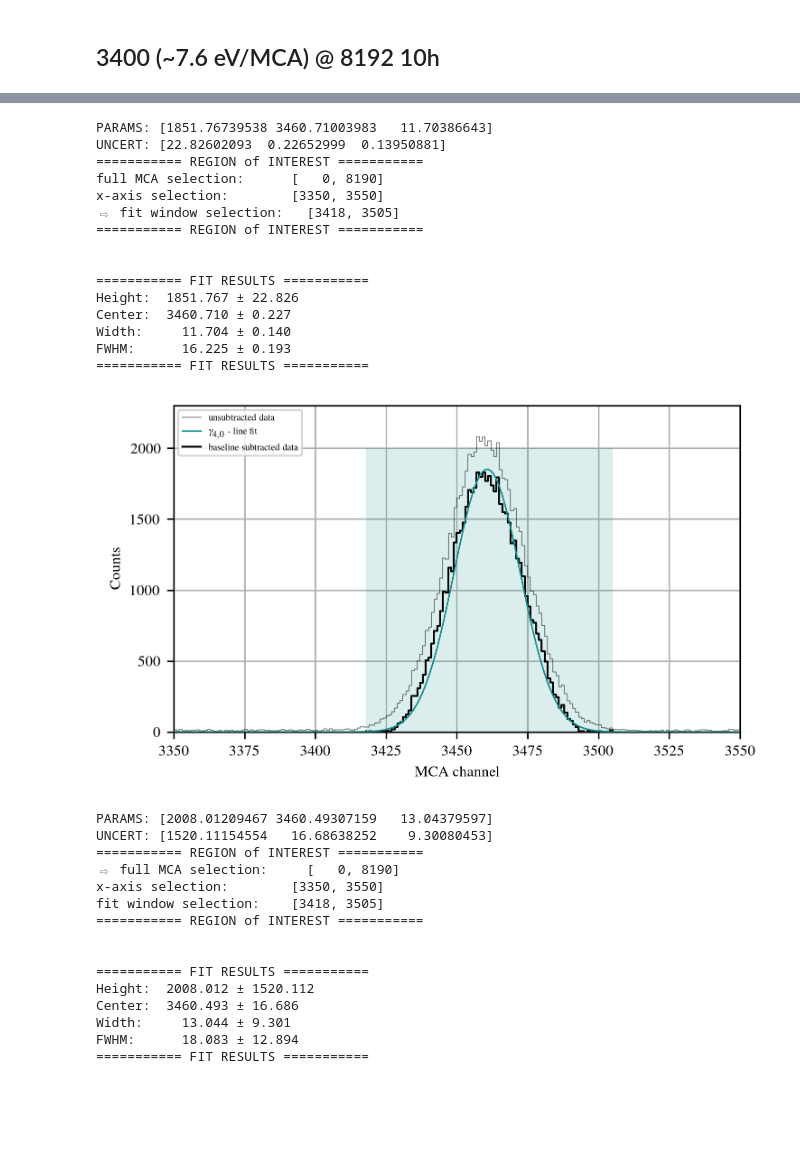
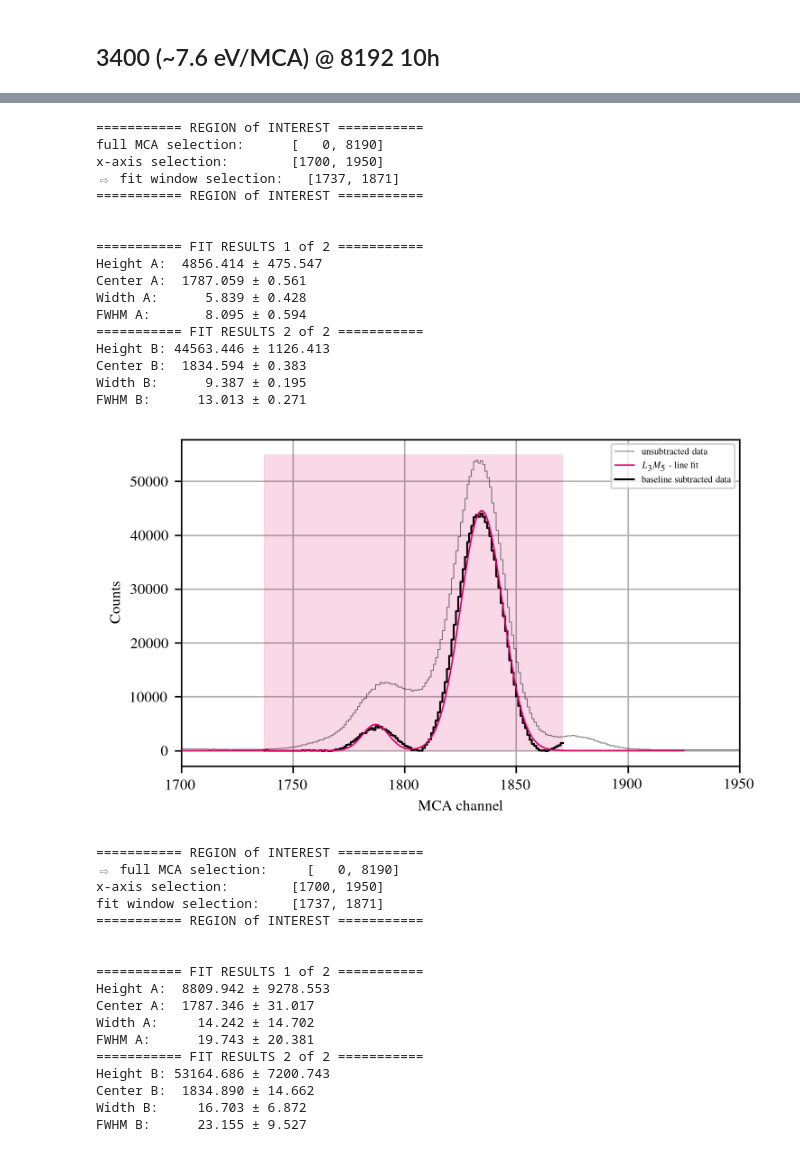
Before and after one commit to SirPhoenix007/IBA-Bonn, a Jupyter notebook: Study_2602_PIXEDetector/PIXE_results_HarwellSource.ipynb, the cells around one changed output, grey strips where cells are left out. Cells and saved outputs as stored; diff of their text form; code cells hidden in the pictures; blank space fills up the shorter version.

Commit message:
237 Pu L_alpha peak

```diff
--- a/Study_2602_PIXEDetector/PIXE_results_HarwellSource.ipynb
+++ b/Study_2602_PIXEDetector/PIXE_results_HarwellSource.ipynb
@@ -471,9 +482,11 @@ def selection_fitter_plotter(file:str, peaks:list,
             plt.plot(bins[gauss_left:gauss_right],gauss_func(beta['param'], bins[gauss_left:gauss_right]),lw=0.8, color=gauss_color[gcp[p]], zorder=3, label=fr'{info[p+1]} - line fit')
         elif (gauss_ident[p] == 'double'):
             select_window = find_selection_window(peaks[p], bin_grad, gauss_type='d')
-            plt.fill_betweenx(y=[0,peaks[p][0]],x1=select_window[0],x2=select_window[1],color=gauss_color[gcp[p]], zorder=2, alpha=0.15, lw=0.1)
+            plt.fill_betweenx(y=[0,np.max([peaks[p][0],peaks[p][3]])],x1=select_window[0],x2=select_window[1],color=gauss_color[gcp[p]], zorder=2, alpha=0.15, lw=0.1)
 
             beta, sub_sw = peak_fitter(file=file, init_values=peaks[p], gauss_ident=gauss_ident[p], select_window=select_window, xlim=xlim, substract_flag=s_flag, region_flag=r_flag)
+
+            fit_result_printer(beta=beta, roi_x=xlim, roi_fit=select_window, gauss_type='d', r_flag=r_flag)
 
             gauss_left = int(beta['param'][1]*0.95)
             gauss_right = int(beta['param'][4]*1.05)
@@ -512,20 +525,19 @@ def selection_fitter_plotter(file:str, peaks:list,
 file_to_analyze = './/collected_data//2026_05_13//20260513-160638.vspc'
 
 init_val1 = [[1800,7820,19]]
-init_val2 = [[5800,1060,9,700,1080,11],[4800,1134,9,1000,1168,10]]
+init_val2 = [[10500,1780,18,55000,1835,15]]
 init_val3 = [[2000,3460,15]]
 xlim1 = [7700,8000]
-xlim2 = [1000,1200]
+xlim2 = [1700,1950]
 xlim3 = [3350,3550]
 ylim1 = [0,2000]
-ylim2 = [0,6000]
+ylim2 = []
 ylim3 = [0,2300]
 info1 = ['Americium', '$\gamma_{2,0}$']
 info2 = ['Neptunium', '$L_3M_5$', 'test','test']
 info3 = ['Americium', '$\gamma_{4,0}$']
 gauss1 = ['single']
-gauss2f = ['double','double']
-gauss2sw = ['single','double']
+gauss2 = ['double']
 gauss3 = ['single']
 
 # selection_fitter_plotter(file = file_to_analyze, peaks = init_val1, xlim=xlim1, ylim=ylim1, info=info1, col_flag=True, identifier='0s', gauss_ident=gauss1, s_flag=True, r_flag='roi_x')
@@ -533,13 +545,13 @@ gauss3 = ['single']
 # selection_fitter_plotter(file = file_to_analyze, peaks = init_val1, xlim=xlim1, ylim=ylim1, info=info1, col_flag=True, identifier='0st', gauss_ident=gauss1, s_flag=True, r_flag='roi_t')
 
 # selection_fitter_plotter(file = file_to_analyze, peaks = init_val3, xlim=xlim3, ylim=ylim3, info=info3, col_flag=True, identifier='3s', gauss_ident=gauss3, s_flag=False, r_flag='roi_x')
-selection_fitter_plotter(file = file_to_analyze, peaks = init_val3, xlim=xlim3, ylim=ylim3, info=info3, col_flag=True, identifier='3s', gauss_ident=gauss3, s_flag=True, r_flag='roi_x')
-selection_fitter_plotter(file = file_to_analyze, peaks = init_val3, xlim=xlim3, ylim=ylim3, info=info3, col_flag=True, identifier='3sf', gauss_ident=gauss3, s_flag=True, r_flag='roi_f')
-selection_fitter_plotter(file = file_to_analyze, peaks = init_val3, xlim=xlim3, ylim=ylim3, info=info3, col_flag=True, identifier='3st', gauss_ident=gauss3, s_flag=True, r_flag='roi_t')
+# selection_fitter_plotter(file = file_to_analyze, peaks = init_val3, xlim=xlim3, ylim=ylim3, info=info3, col_flag=True, identifier='3s', gauss_ident=gauss3, s_flag=True, r_flag='roi_x')
+# selection_fitter_plotter(file = file_to_analyze, peaks = init_val3, xlim=xlim3, ylim=ylim3, info=info3, col_flag=True, identifier='3sf', gauss_ident=gauss3, s_flag=True, r_flag='roi_f')
+# selection_fitter_plotter(file = file_to_analyze, peaks = init_val3, xlim=xlim3, ylim=ylim3, info=info3, col_flag=True, identifier='3st', gauss_ident=gauss3, s_flag=True, r_flag='roi_t')
 
-# selection_fitter_plotter(file = file_to_analyze, peaks = init_val1, xlim=xlim1, ylim=ylim1, info=info1, col_flag=True, identifier='0', gauss_ident=gauss1, s_flag=False)
-# selection_fitter_plotter(file = file_to_analyze, peaks = init_val2, xlim=xlim2, ylim=ylim2, info=info2, col_flag=False, identifier='1', gauss_ident=gauss2f, s_flag=False)
-# selection_fitter_plotter(file = file_to_analyze, peaks = init_val2, xlim=xlim2, ylim=ylim2, info=info2, col_flag=False, identifier='1s', gauss_ident=gauss2sw, s_flag=True)
+selection_fitter_plotter(file = file_to_analyze, peaks = init_val2, xlim=xlim2, ylim=ylim2, info=info2, col_flag=False, identifier='2s', gauss_ident=gauss2, s_flag=True, r_flag='roi_x')
+selection_fitter_plotter(file = file_to_analyze, peaks = init_val2, xlim=xlim2, ylim=ylim2, info=info2, col_flag=False, identifier='2sf', gauss_ident=gauss2, s_flag=True, r_flag='roi_f')
+selection_fitter_plotter(file = file_to_analyze, peaks = init_val2, xlim=xlim2, ylim=ylim2, info=info2, col_flag=False, identifier='2st', gauss_ident=gauss2, s_flag=True, r_flag='roi_t')
 
 
 
@@ -566,31 +580,35 @@ FWHM:      18.216 ± 0.093
-PARAMS: [1851.76739538 3460.71003983   11.70386643]
-UNCERT: [22.82602093  0.22652999  0.13950881]
 =========== REGION of INTEREST ===========
 full MCA selection:      [   0, 8190]
-x-axis selection:        [3350, 3550]
-⇨ fit window selection:   [3418, 3505]
+x-axis selection:        [1700, 1950]
+⇨ fit window selection:   [1737, 1871]
 =========== REGION of INTEREST ===========
 
 
-=========== FIT RESULTS ===========
-Height:  1851.767 ± 22.826
-Center:  3460.710 ± 0.227
-Width:     11.704 ± 0.140
-FWHM:      16.225 ± 0.193
-=========== FIT RESULTS ===========
+=========== FIT RESULTS 1 of 2 ===========
+Height A:  4856.414 ± 475.547
+Center A:  1787.059 ± 0.561
+Width A:      5.839 ± 0.428
+FWHM A:       8.095 ± 0.594
+=========== FIT RESULTS 2 of 2 ===========
+Height B: 44563.446 ± 1126.413
+Center B:  1834.594 ± 0.383
+Width B:      9.387 ± 0.195
+FWHM B:      13.013 ± 0.271
-[figure, old version]
+[figure, new version]
-PARAMS: [2008.01209467 3460.49307159   13.04379597]
-UNCERT: [1520.11154554   16.68638252    9.30080453]
 =========== REGION of INTEREST ===========
 ⇨ full MCA selection:     [   0, 8190]
-x-axis selection:        [3350, 3550]
-fit window selection:    [3418, 3505]
+x-axis selection:        [1700, 1950]
+fit window selection:    [1737, 1871]
 =========== REGION of INTEREST ===========
 
 
-=========== FIT RESULTS ===========
-Height:  2008.012 ± 1520.112
-Center:  3460.493 ± 16.686
-Width:     13.044 ± 9.301
-FWHM:      18.083 ± 12.894
-=========== FIT RESULTS ===========
+=========== FIT RESULTS 1 of 2 ===========
+Height A:  8809.942 ± 9278.553
+Center A:  1787.346 ± 31.017
+Width A:     14.242 ± 14.702
+FWHM A:      19.743 ± 20.381
+=========== FIT RESULTS 2 of 2 ===========
+Height B: 53164.686 ± 7200.743
+Center B:  1834.890 ± 14.662
+Width B:     16.703 ± 6.872
+FWHM B:      23.155 ± 9.527
```
Also changed, not shown: parts of 3 cells of this notebook, 6 other files.
